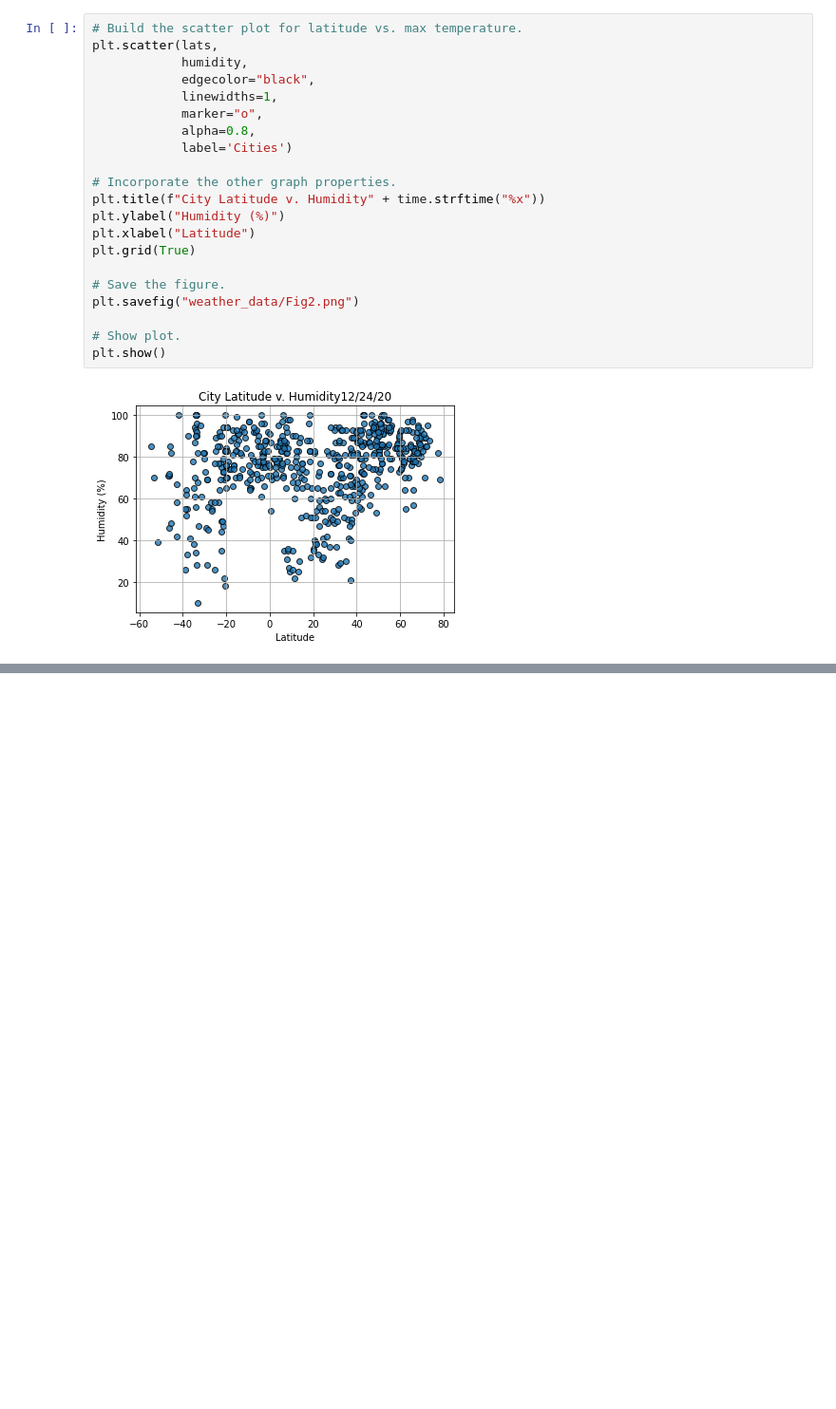
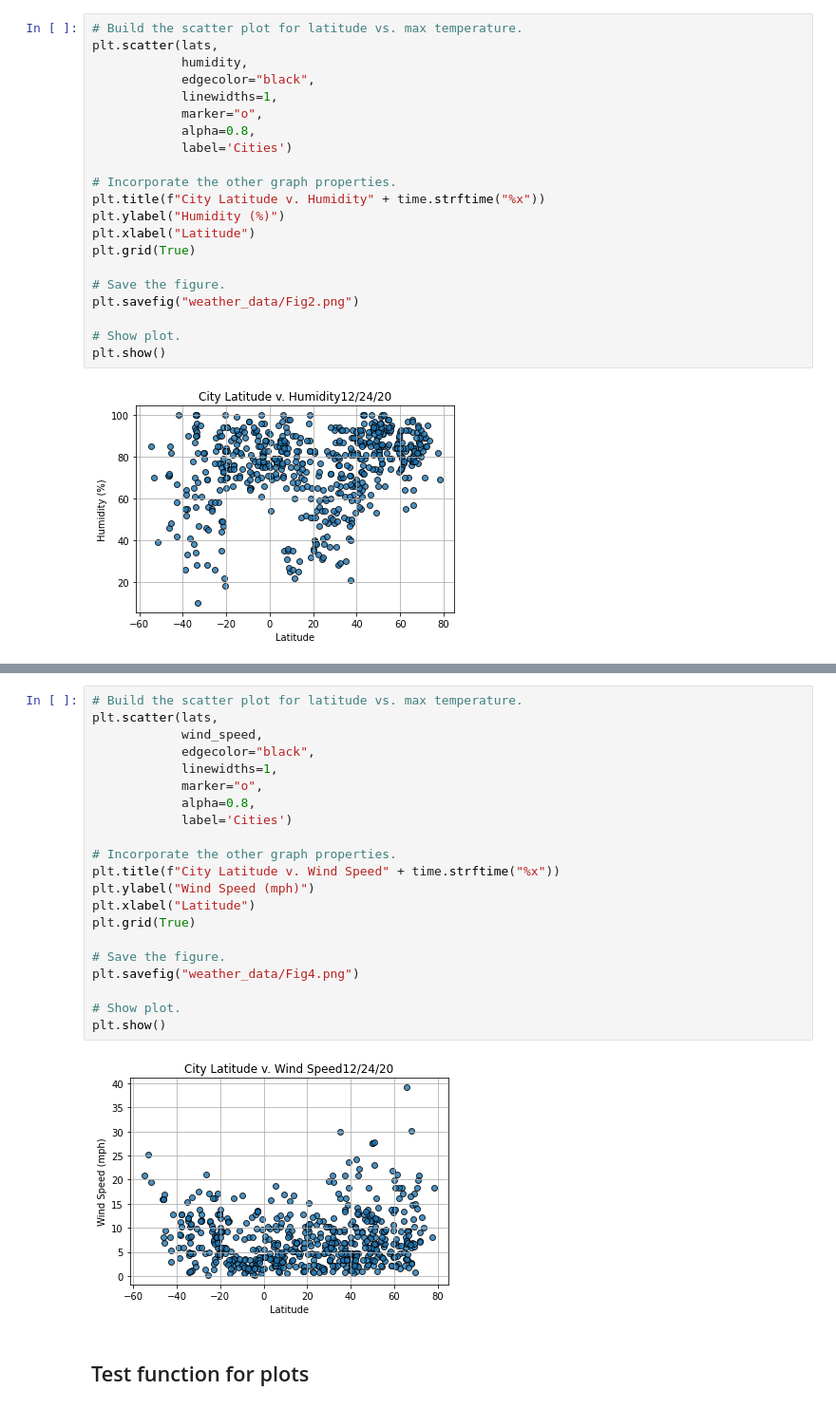
Before and after one commit to ed12rivera/World_Weather_Analysis, a Jupyter notebook: WeatherPy.ipynb, the cells around one changed output, grey strips where cells are left out. Shown: that part at 95% size. Saved outputs shown, nothing was run; the diff lists cells and outputs as text; blank space fills up the shorter version.

```diff
--- a/WeatherPy.ipynb
+++ b/WeatherPy.ipynb
@@ -224,0 +226,25 @@ plt.show()
+# %%
+# Build the scatter plot for latitude vs. max temperature.
+plt.scatter(lats,
+            wind_speed,
+            edgecolor="black",
+            linewidths=1,
+            marker="o",
+            alpha=0.8,
+            label='Cities')
+
+# Incorporate the other graph properties.
+plt.title(f"City Latitude v. Wind Speed" + time.strftime("%x"))
+plt.ylabel("Wind Speed (mph)")
+plt.xlabel("Latitude")
+plt.grid(True)
+
+# Save the figure.
+plt.savefig("weather_data/Fig4.png")
+
+# Show plot.
+plt.show()
+# %% [output]
+[figure, added]
+# %% [markdown]
+## Test function for plots
```
Also changed, not shown: parts of 17 cells of this notebook, 5 other files.
